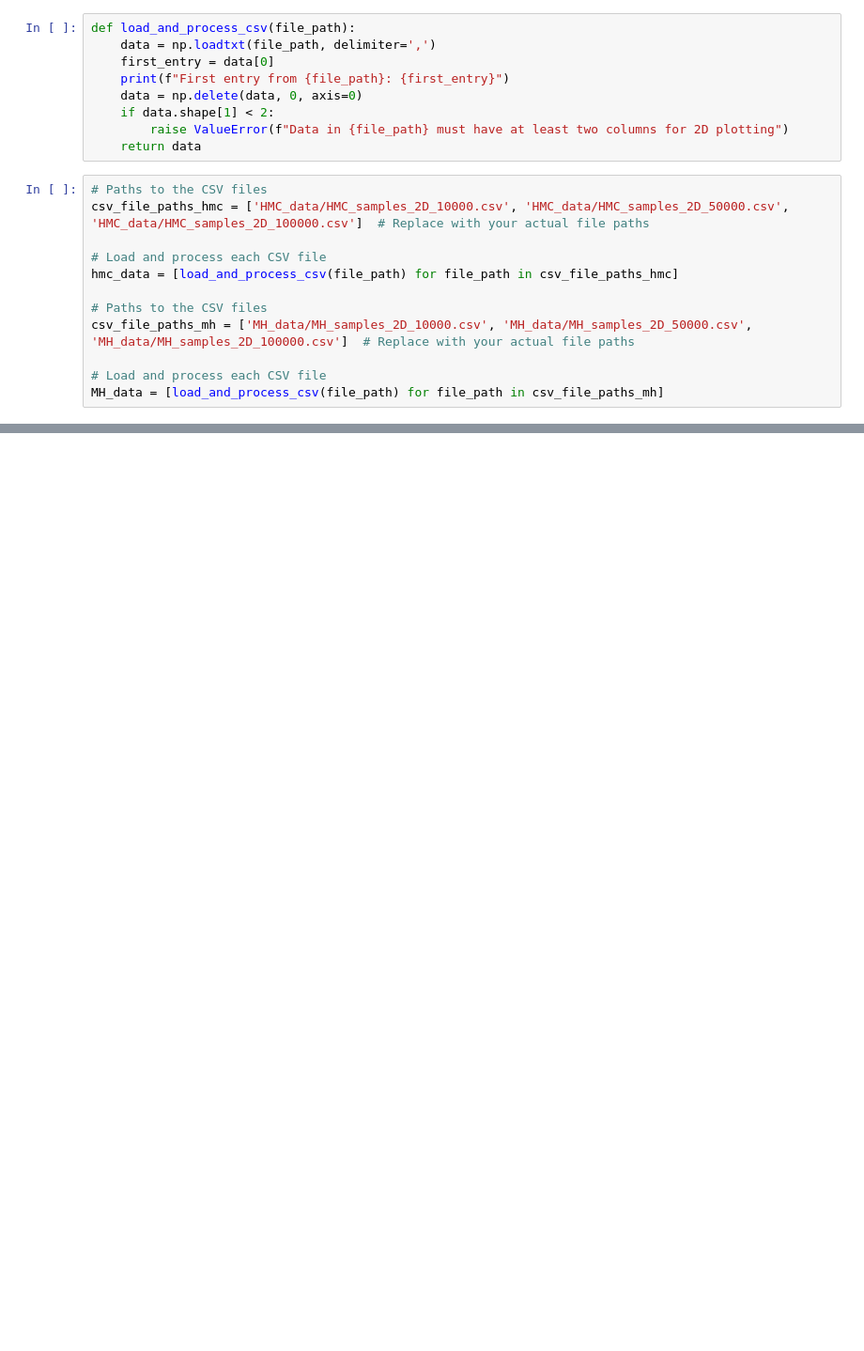
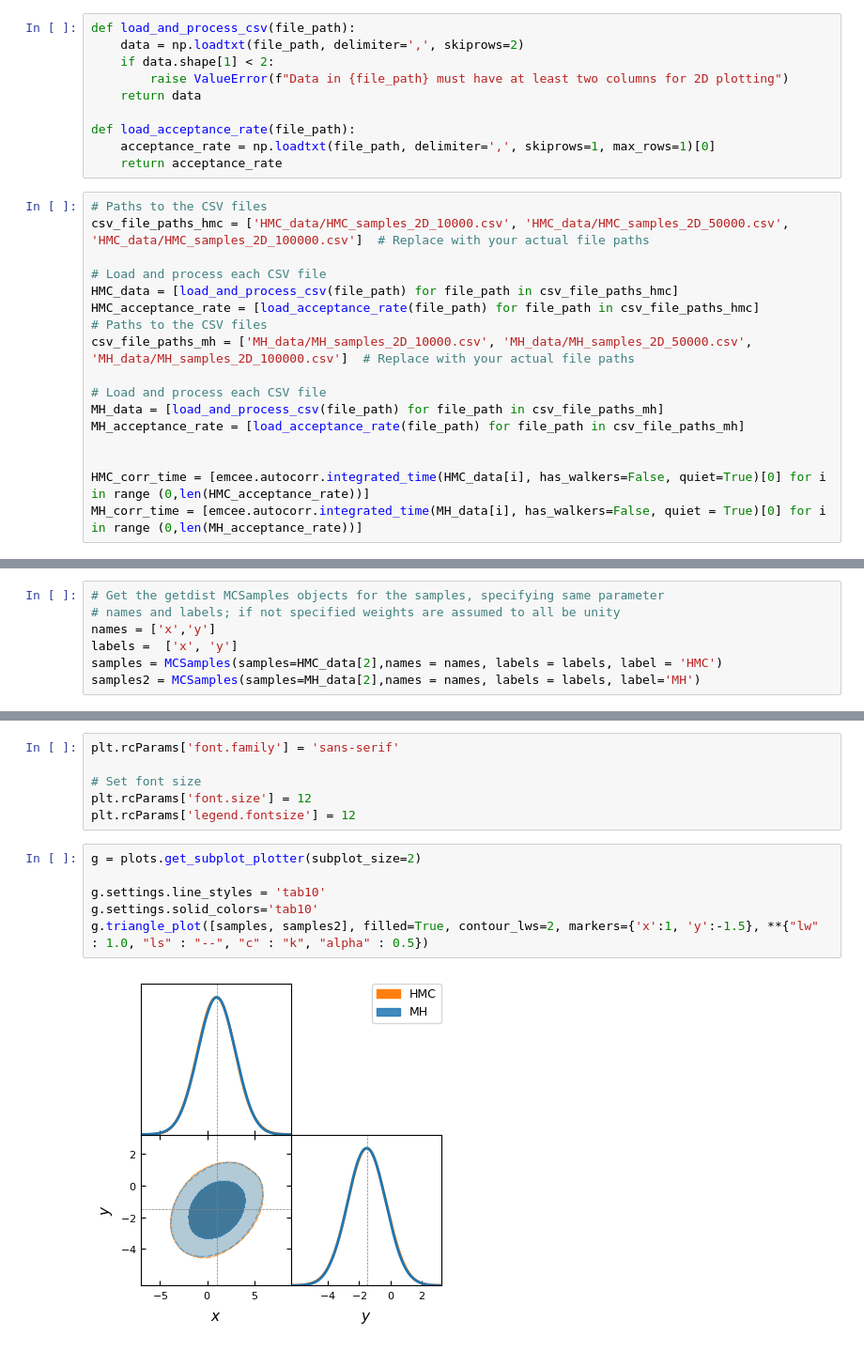
Before and after one commit to WengerMichael/HamiltonianMC, a Jupyter notebook: analysis_2D_gaussian.ipynb, the cells around one changed output, grey strips where cells are left out. Shown at 94% size. Drawn from its saved outputs; the diff is of its cells as text; blank space fills up the shorter version.

```diff
--- a/analysis_2D_gaussian.ipynb
+++ b/analysis_2D_gaussian.ipynb
@@ -5,22 +7,28 @@ import matplotlib.pyplot as plt
 # %%
 def load_and_process_csv(file_path):
-    data = np.loadtxt(file_path, delimiter=',')
-    first_entry = data[0]
-    print(f"First entry from {file_path}: {first_entry}")
-    data = np.delete(data, 0, axis=0)
+    data = np.loadtxt(file_path, delimiter=',', skiprows=2)
     if data.shape[1] < 2:
         raise ValueError(f"Data in {file_path} must have at least two columns for 2D plotting")
     return data
+
+def load_acceptance_rate(file_path):
+    acceptance_rate = np.loadtxt(file_path, delimiter=',', skiprows=1, max_rows=1)[0]
+    return acceptance_rate
 # %%
 # Paths to the CSV files
 csv_file_paths_hmc = ['HMC_data/HMC_samples_2D_10000.csv', 'HMC_data/HMC_samples_2D_50000.csv', 'HMC_data/HMC_samples_2D_100000.csv']  # Replace with your actual file paths
 
 # Load and process each CSV file
-hmc_data = [load_and_process_csv(file_path) for file_path in csv_file_paths_hmc]
-
+HMC_data = [load_and_process_csv(file_path) for file_path in csv_file_paths_hmc]
+HMC_acceptance_rate = [load_acceptance_rate(file_path) for file_path in csv_file_paths_hmc]
 # Paths to the CSV files
 csv_file_paths_mh = ['MH_data/MH_samples_2D_10000.csv', 'MH_data/MH_samples_2D_50000.csv', 'MH_data/MH_samples_2D_100000.csv']  # Replace with your actual file paths
 
 # Load and process each CSV file
 MH_data = [load_and_process_csv(file_path) for file_path in csv_file_paths_mh]
+MH_acceptance_rate = [load_acceptance_rate(file_path) for file_path in csv_file_paths_mh]
+
+
+HMC_corr_time = [emcee.autocorr.integrated_time(HMC_data[i], has_walkers=False, quiet=True)[0] for i in range (0,len(HMC_acceptance_rate))]
+MH_corr_time = [emcee.autocorr.integrated_time(MH_data[i], has_walkers=False, quiet = True)[0] for i in range (0,len(MH_acceptance_rate))]
 # %% [output]
@@ -32,0 +74,7 @@ First entry from MH_data/MH_samples_2D_100000.csv: [0. 1.]
+# %%
+# Get the getdist MCSamples objects for the samples, specifying same parameter
+# names and labels; if not specified weights are assumed to all be unity
+names = ['x','y']
+labels =  ['x', 'y']
+samples = MCSamples(samples=HMC_data[2],names = names, labels = labels, label = 'HMC')
+samples2 = MCSamples(samples=MH_data[2],names = names, labels = labels, label='MH')
@@ -32,0 +84,14 @@ First entry from MH_data/MH_samples_2D_100000.csv: [0. 1.]
+# %%
+plt.rcParams['font.family'] = 'sans-serif'
+
+# Set font size
+plt.rcParams['font.size'] = 12
+plt.rcParams['legend.fontsize'] = 12
+# %%
+g = plots.get_subplot_plotter(subplot_size=2)
+
+g.settings.line_styles = 'tab10'
+g.settings.solid_colors='tab10'
+g.triangle_plot([samples, samples2], filled=True, contour_lws=2, markers={'x':1, 'y':-1.5}, **{"lw" : 1.0, "ls" : "--", "c" : "k", "alpha" : 0.5})
+# %% [output]
+[figure, added]
```
Also changed, not shown: parts of 11 cells of this notebook, 5 other files.
